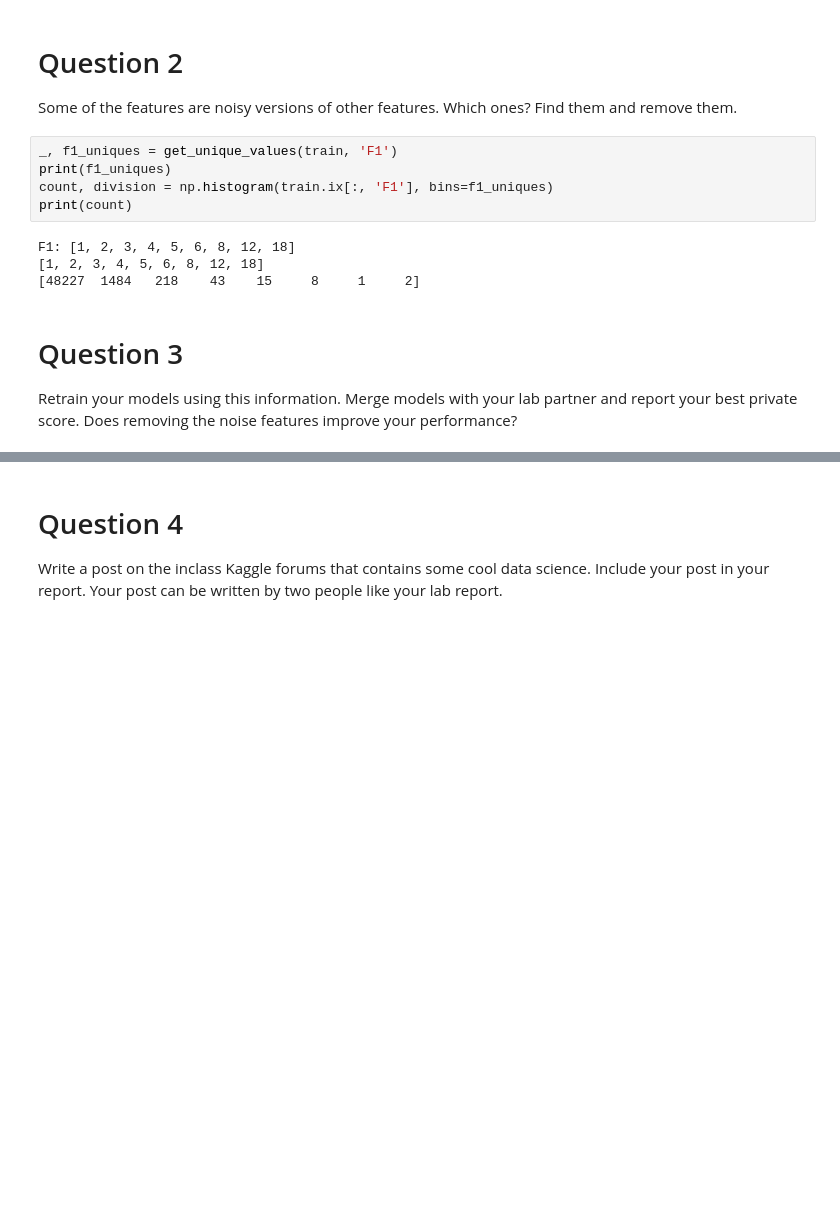
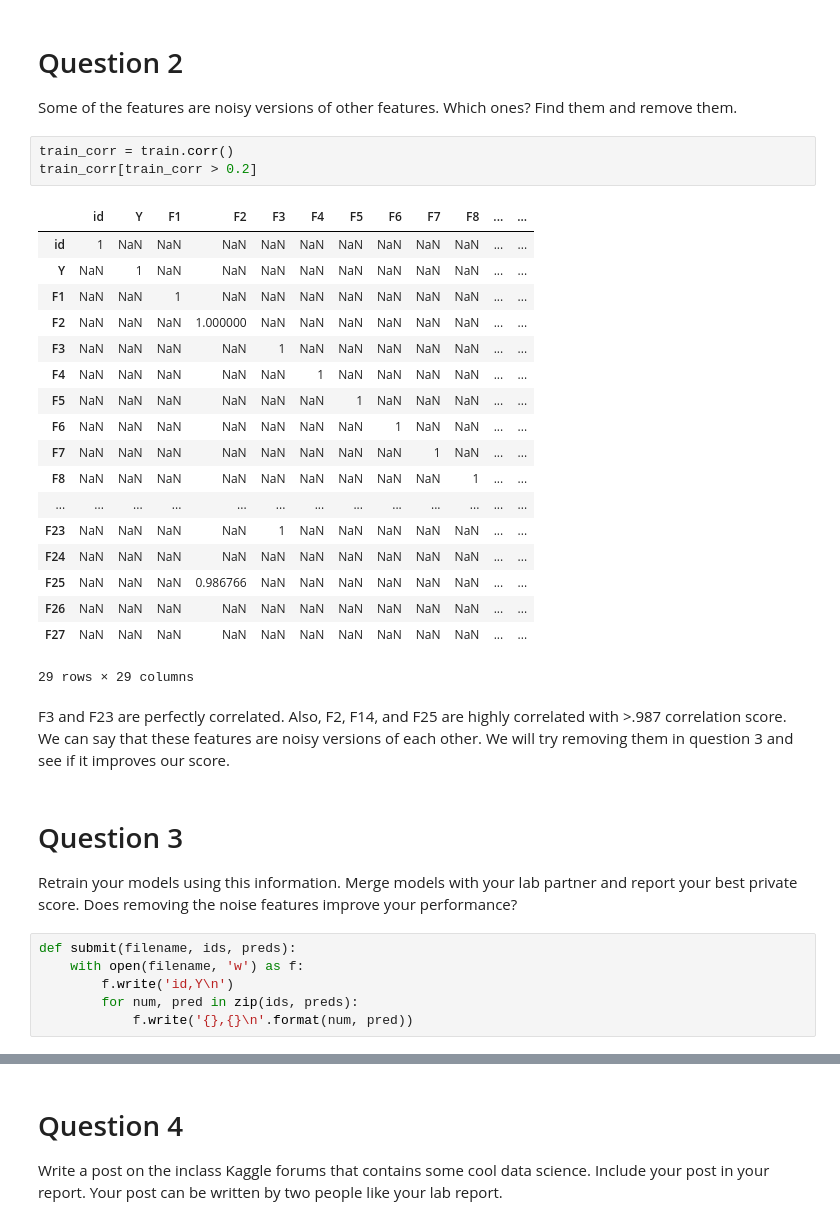
Before and after one commit to RohanNagar/datasciencelab-utaustin, a Jupyter notebook: lab8/lab8.ipynb, the cells around one changed output, grey strips where cells are left out. Drawn from its saved outputs; the diff is of its cells as text; blank space fills up the shorter version.

```diff
--- a/lab8/lab8.ipynb
+++ b/lab8/lab8.ipynb
@@ -77,16 +86,37 @@ print(count)
 # Question 2
 
 Some of the features are noisy versions of other features. Which ones? Find them and remove them.
-# %%
-_, f1_uniques = get_unique_values(train, 'F1')
-print(f1_uniques)
-count, division = np.histogram(train.ix[:, 'F1'], bins=f1_uniques)
-print(count)
-# %% [output]
-F1: [1, 2, 3, 4, 5, 6, 8, 12, 18]
-[1, 2, 3, 4, 5, 6, 8, 12, 18]
-[48227  1484   218    43    15     8     1     2]
+# %%
+train_corr = train.corr()
+train_corr[train_corr > 0.2]
+# %% [output]
+|  | id | Y | F1 | F2 | F3 | F4 | F5 | F6 | F7 | F8 | ... | ... |
+| id | 1 | NaN | NaN | NaN | NaN | NaN | NaN | NaN | NaN | NaN | ... | ... |
+| Y | NaN | 1 | NaN | NaN | NaN | NaN | NaN | NaN | NaN | NaN | ... | ... |
+| F1 | NaN | NaN | 1 | NaN | NaN | NaN | NaN | NaN | NaN | NaN | ... | ... |
+| F2 | NaN | NaN | NaN | 1.000000 | NaN | NaN | NaN | NaN | NaN | NaN | ... | ... |
+| F3 | NaN | NaN | NaN | NaN | 1 | NaN | NaN | NaN | NaN | NaN | ... | ... |
+| F4 | NaN | NaN | NaN | NaN | NaN | 1 | NaN | NaN | NaN | NaN | ... | ... |
+| F5 | NaN | NaN | NaN | NaN | NaN | NaN | 1 | NaN | NaN | NaN | ... | ... |
+| F6 | NaN | NaN | NaN | NaN | NaN | NaN | NaN | 1 | NaN | NaN | ... | ... |
+| F7 | NaN | NaN | NaN | NaN | NaN | NaN | NaN | NaN | 1 | NaN | ... | ... |
+| F8 | NaN | NaN | NaN | NaN | NaN | NaN | NaN | NaN | NaN | 1 | ... | ... |
+| ... | ... | ... | ... | ... | ... | ... | ... | ... | ... | ... | ... | ... |
+| F23 | NaN | NaN | NaN | NaN | 1 | NaN | NaN | NaN | NaN | NaN | ... | ... |
+| F24 | NaN | NaN | NaN | NaN | NaN | NaN | NaN | NaN | NaN | NaN | ... | ... |
+| F25 | NaN | NaN | NaN | 0.986766 | NaN | NaN | NaN | NaN | NaN | NaN | ... | ... |
+| F26 | NaN | NaN | NaN | NaN | NaN | NaN | NaN | NaN | NaN | NaN | ... | ... |
+| F27 | NaN | NaN | NaN | NaN | NaN | NaN | NaN | NaN | NaN | NaN | ... | ... |
+29 rows × 29 columns
+# %% [markdown]
+F3 and F23 are perfectly correlated. Also, F2, F14, and F25 are highly correlated with >.987 correlation score. We can say that these features are noisy versions of each other. We will try removing them in question 3 and see if it improves our score.
 # %% [markdown]
 # Question 3
 
 Retrain your models using this information. Merge models with your lab partner and report your best private score. Does removing the noise features improve your performance?
+# %%
+def submit(filename, ids, preds):
+    with open(filename, 'w') as f:
+        f.write('id,Y\n')
+        for num, pred in zip(ids, preds):
+            f.write('{},{}\n'.format(num, pred))
```
Also changed, not shown: parts of 30 cells of this notebook, 10 other files.
